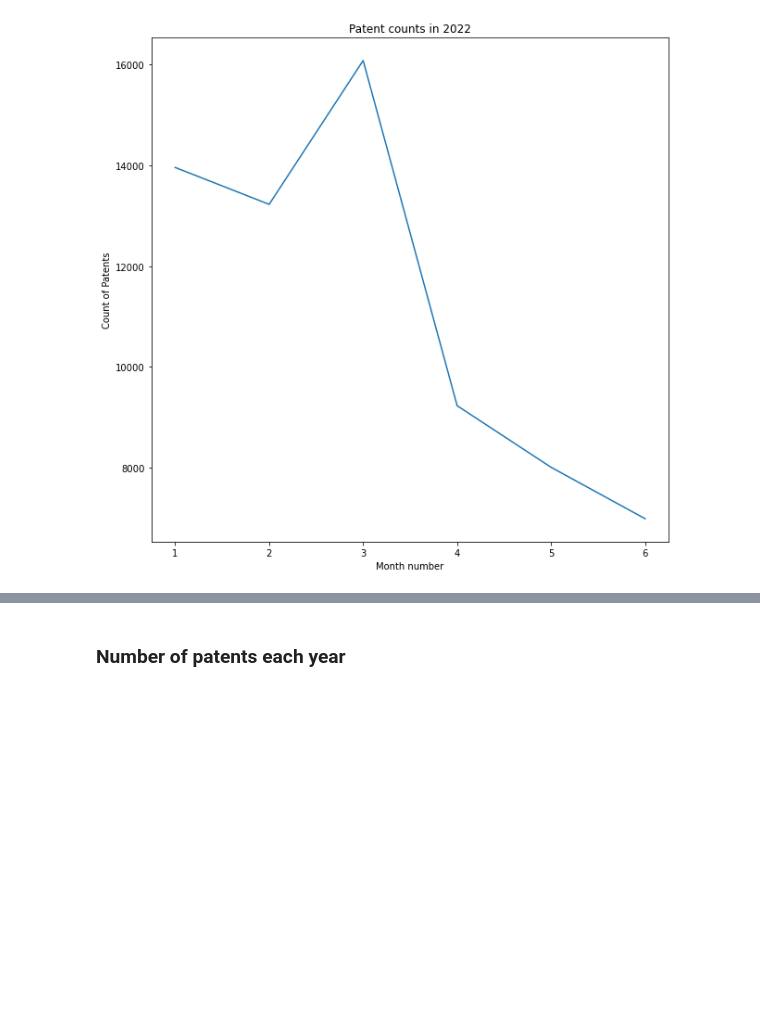
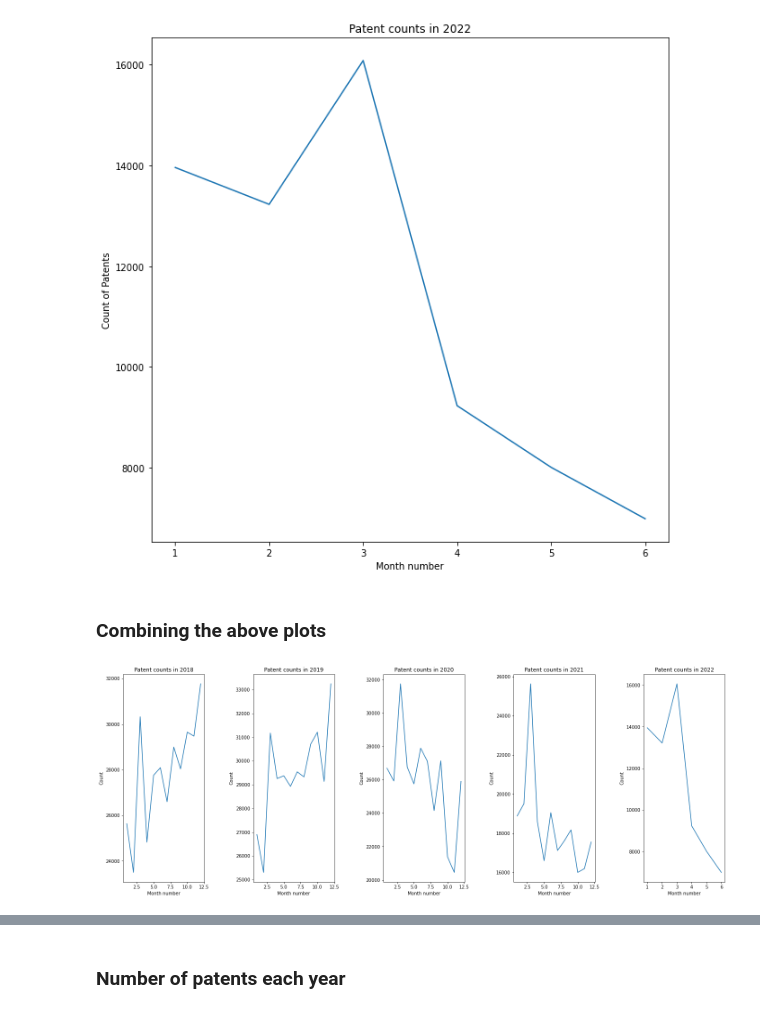
Before and after one commit to malagupt1701/Predicting-the-evolution-of-Google-Patent-Data-, a Jupyter notebook: Scripts/EDA.ipynb, the cells around one changed output, grey strips where cells are left out. Cells and saved outputs as stored; diff of their text form; code cells hidden in the pictures; blank space fills up the shorter version.

```diff
--- a/Scripts/EDA.ipynb
+++ b/Scripts/EDA.ipynb
@@ -462,3 +462,23 @@ plt.title('Patent counts in 2022')
 plt.show()
 # %% [output]
 [figure]
+# %% [markdown]
+### Combining the above plots
+# %%
+d_year_keys = [list(d_18_sort.keys()),list(d_19_sort.keys()),list(d_20_sort.keys()),list(d_21_sort.keys()),
+          list(d_22_sort.keys())]
+d_year_values = [list(d_18_sort.values()),list(d_19_sort.values()),list(d_20_sort.values()),list(d_21_sort.values()),
+                list(d_22_sort.values())]
+years = ['2018', '2019', '2020', '2021', '2022']
+
+plt.figure(figsize=(24,10))
+for i in range(5):
+    plt.subplot(1, 5, i+1)
+    plt.plot(d_year_keys[i], d_year_values[i])
+    plt.xlabel('Month number')
+    plt.ylabel('Count')
+    plt.title(f'Patent counts in {years[i]}')
+    plt.subplots_adjust(bottom = 0.3, top = 0.94, wspace = 0.6, hspace = 0.001)
+plt.show()
+# %% [output]
+[figure, added]
```
Also changed, not shown: parts of 1 cell of this notebook, 2 other files.
